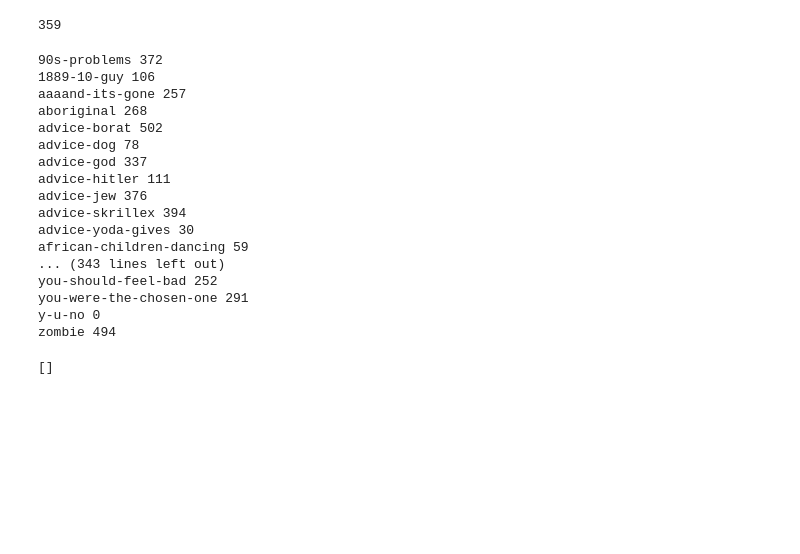
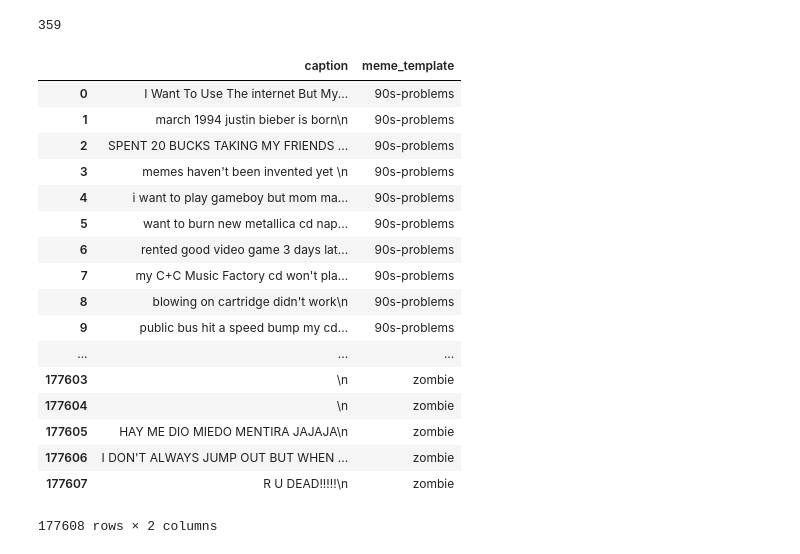
Before and after one commit to Hitkul/meme_template_classifier, a Jupyter notebook: data_transformation_scripts.ipynb, the cells around one changed output. Saved outputs shown, nothing was run; the diff lists cells and outputs as text; code cells hidden in the pictures; blank space fills up the shorter version.

Commit message:
classification data ready

```diff
--- a/data_transformation_scripts.ipynb
+++ b/data_transformation_scripts.ipynb
@@ -77,36 +77,39 @@ len(duplicate_ground_truth.keys())
 359
 # %%
 def classification_data_list():
-    data = [  for key in duplicate_ground_truth.keys()]
+    data = []
     error = []
     for key in duplicate_ground_truth.keys():
         try:
             number = title_to_number_map[key]
-            data.append(key,number)
+            with open(f'data/captions/{number}.txt','r') as captions_file:
+                captions = captions_file.readlines()
+            data.extend([(x,key) for x in captions])
         except:
             error.append(key)
     return data,error
 # %%
 data,error = classification_data_list()
-# %% [output]
-90s-problems 372
-1889-10-guy 106
-aaaand-its-gone 257
-aboriginal 268
-advice-borat 502
-advice-dog 78
-advice-god 337
-advice-hitler 111
-advice-jew 376
-advice-skrillex 394
-advice-yoda-gives 30
-african-children-dancing 59
-... (343 lines left out)
-you-should-feel-bad 252
-you-were-the-chosen-one 291
-y-u-no 0
-zombie 494
-# %%
-error
-# %% [output]
-[]
+# %%
+classification_data = pd.DataFrame(data,columns=["caption","meme_template"])
+# %%
+classification_data
+# %% [output]
+|  | caption | meme_template |
+| 0 | I Want To Use The internet But My... | 90s-problems |
+| 1 | march 1994 justin bieber is born\n | 90s-problems |
+| 2 | SPENT 20 BUCKS TAKING MY FRIENDS ... | 90s-problems |
+| 3 | memes haven't been invented yet \n | 90s-problems |
+| 4 | i want to play gameboy but mom ma... | 90s-problems |
+| 5 | want to burn new metallica cd nap... | 90s-problems |
+| 6 | rented good video game 3 days lat... | 90s-problems |
+| 7 | my C+C Music Factory cd won't pla... | 90s-problems |
+| 8 | blowing on cartridge didn't work\n | 90s-problems |
+| 9 | public bus hit a speed bump my cd... | 90s-problems |
+| ... | ... | ... |
+| 177603 | \n | zombie |
+| 177604 | \n | zombie |
+| 177605 | HAY ME DIO MIEDO MENTIRA JAJAJA\n | zombie |
+| 177606 | I DON'T ALWAYS JUMP OUT BUT WHEN ... | zombie |
+| 177607 | R U DEAD!!!!!\n | zombie |
+177608 rows × 2 columns
```
Also changed, not shown: parts of 1 cell of this notebook.
